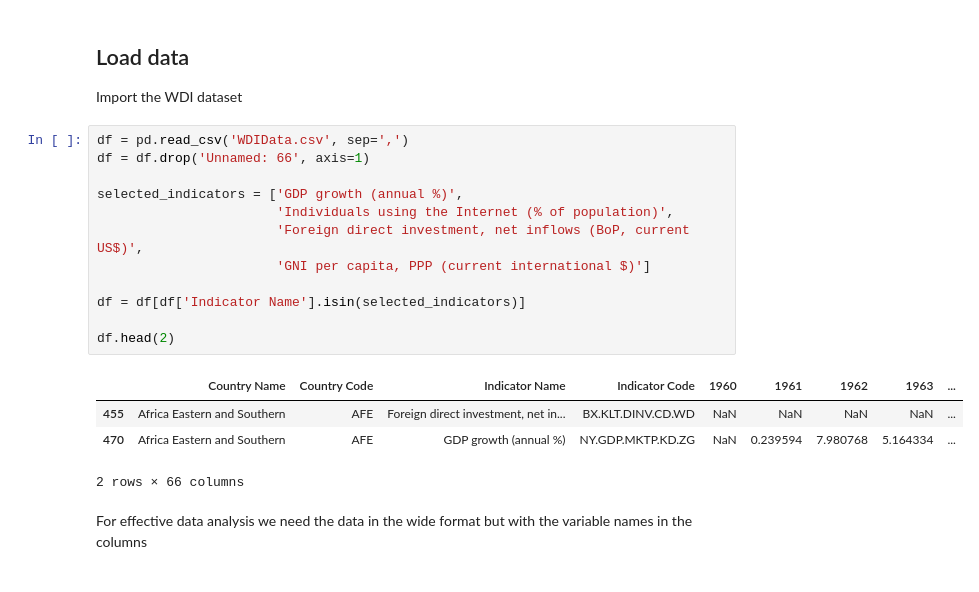
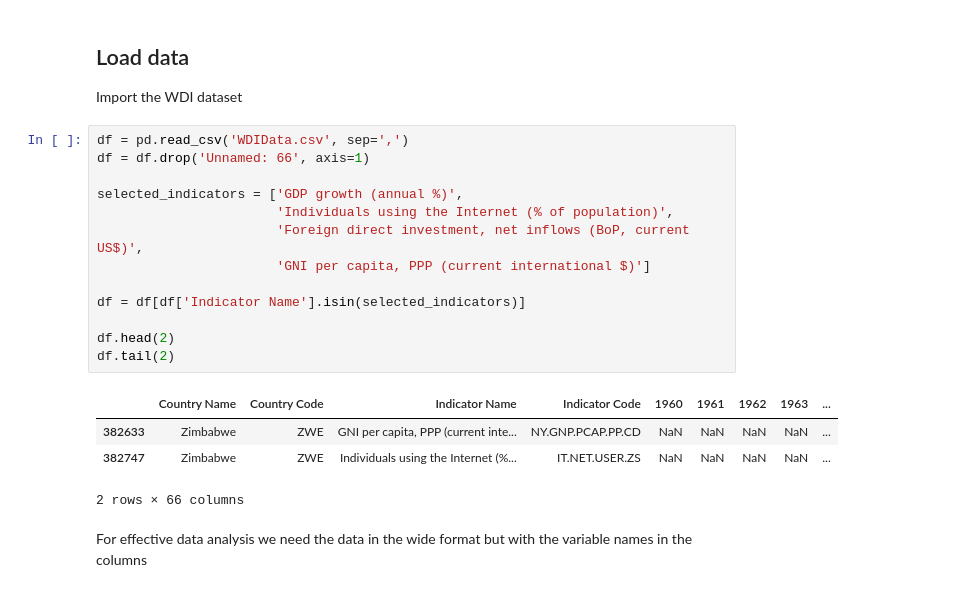
Before and after one commit to anetey-abbey/infoviz, a Jupyter notebook: _sources/docs/notebook.ipynb, the cells around one changed output. Drawn from its saved outputs; the diff is of its cells as text.

```diff
--- a/_sources/docs/notebook.ipynb
+++ b/_sources/docs/notebook.ipynb
@@ -13,19 +13,20 @@ Import the WDI dataset
 # %%
 df = pd.read_csv('WDIData.csv', sep=',')
 df = df.drop('Unnamed: 66', axis=1)
 
 selected_indicators = ['GDP growth (annual %)',
                        'Individuals using the Internet (% of population)',
                        'Foreign direct investment, net inflows (BoP, current US$)',
                        'GNI per capita, PPP (current international $)']
 
 df = df[df['Indicator Name'].isin(selected_indicators)]
 
 df.head(2)
+df.tail(2)
 # %% [output]
 |  | Country Name | Country Code | Indicator Name | Indicator Code | 1960 | 1961 | 1962 | 1963 | ... |
-| 455 | Africa Eastern and Southern | AFE | Foreign direct investment, net in... | BX.KLT.DINV.CD.WD | NaN | NaN | NaN | NaN | ... |
-| 470 | Africa Eastern and Southern | AFE | GDP growth (annual %) | NY.GDP.MKTP.KD.ZG | NaN | 0.239594 | 7.980768 | 5.164334 | ... |
+| 382633 | Zimbabwe | ZWE | GNI per capita, PPP (current inte... | NY.GNP.PCAP.PP.CD | NaN | NaN | NaN | NaN | ... |
+| 382747 | Zimbabwe | ZWE | Individuals using the Internet (%... | IT.NET.USER.ZS | NaN | NaN | NaN | NaN | ... |
 2 rows × 66 columns
 # %% [markdown]
 For effective data analysis we need the data in the wide format but with the variable names in the columns
```
Also changed, not shown: parts of 6 cells of this notebook, 5 other files.
